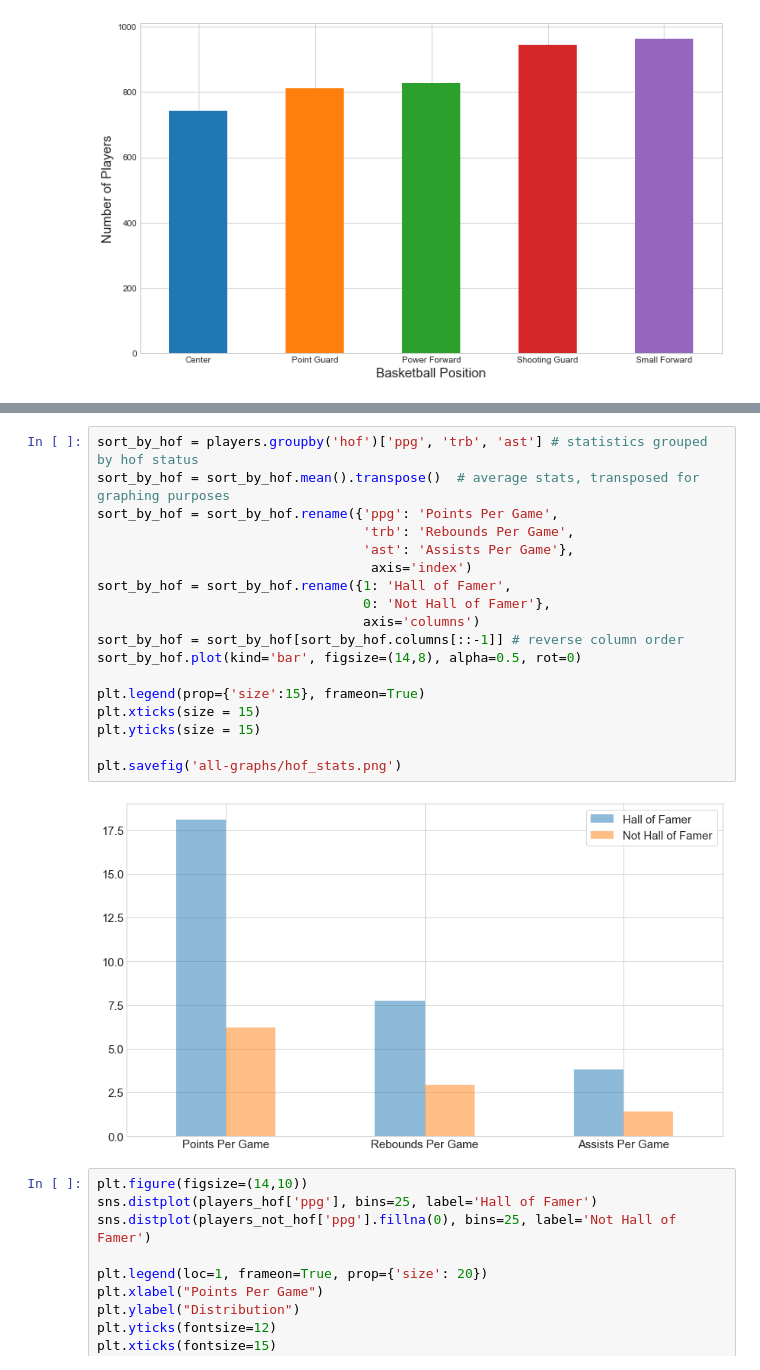
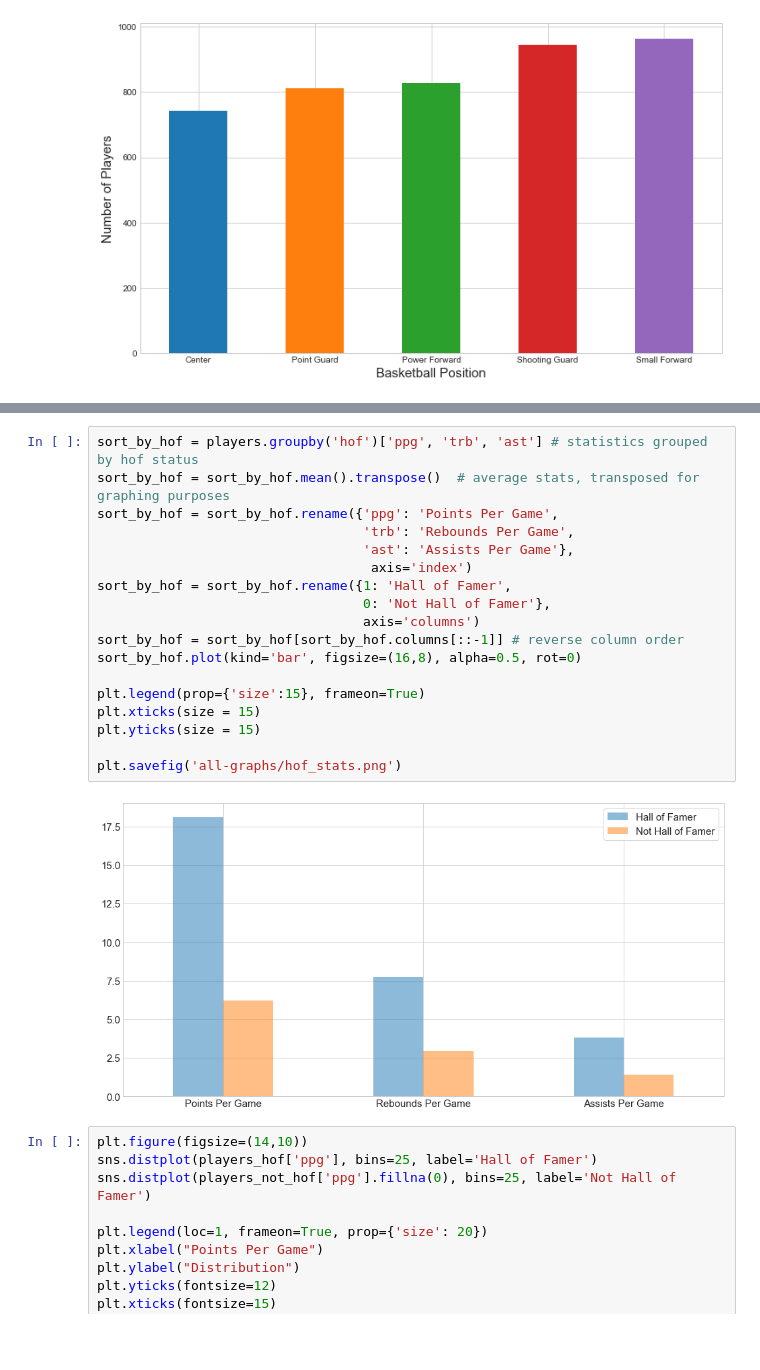
Before and after one commit to ymericson/NBA-player-info, a Jupyter notebook: NBA players stats.ipynb, the cells around one changed output, grey strips where cells are left out. Cells and saved outputs as stored; diff of their text form; blank space fills up the shorter version.

Commit message:
images updated

```diff
--- a/NBA players stats.ipynb
+++ b/NBA players stats.ipynb
@@ -123,23 +123,23 @@ plt.savefig('all-graphs/top_hs_city.png')
 # %%
 sort_by_hof = players.groupby('hof')['ppg', 'trb', 'ast'] # statistics grouped by hof status
 sort_by_hof = sort_by_hof.mean().transpose()  # average stats, transposed for graphing purposes
 sort_by_hof = sort_by_hof.rename({'ppg': 'Points Per Game',
                                   'trb': 'Rebounds Per Game',
                                   'ast': 'Assists Per Game'},
                                    axis='index')
 sort_by_hof = sort_by_hof.rename({1: 'Hall of Famer',
                                   0: 'Not Hall of Famer'},
                                   axis='columns')
 sort_by_hof = sort_by_hof[sort_by_hof.columns[::-1]] # reverse column order
-sort_by_hof.plot(kind='bar', figsize=(14,8), alpha=0.5, rot=0)
+sort_by_hof.plot(kind='bar', figsize=(16,8), alpha=0.5, rot=0)
 
 plt.legend(prop={'size':15}, frameon=True)
 plt.xticks(size = 15)
 plt.yticks(size = 15)
 
 plt.savefig('all-graphs/hof_stats.png')
 # %% [output]
-[figure, old version]
+[figure, new version]
 # %%
 plt.figure(figsize=(14,10))
 sns.distplot(players_hof['ppg'], bins=25, label='Hall of Famer')
```
Also changed, not shown: parts of 21 cells of this notebook, 6 other files.
